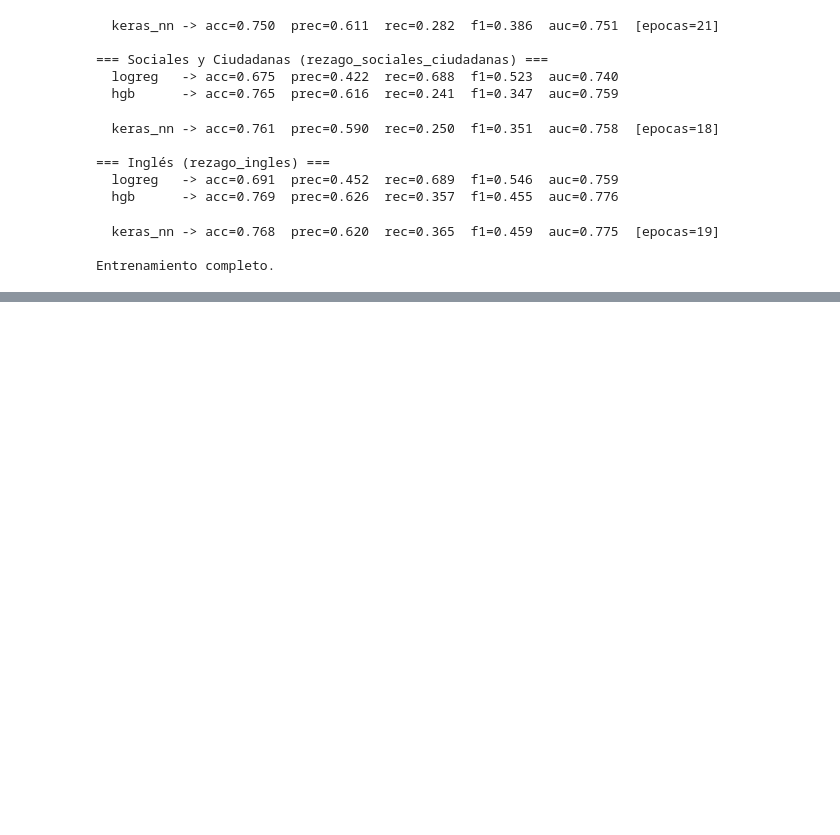
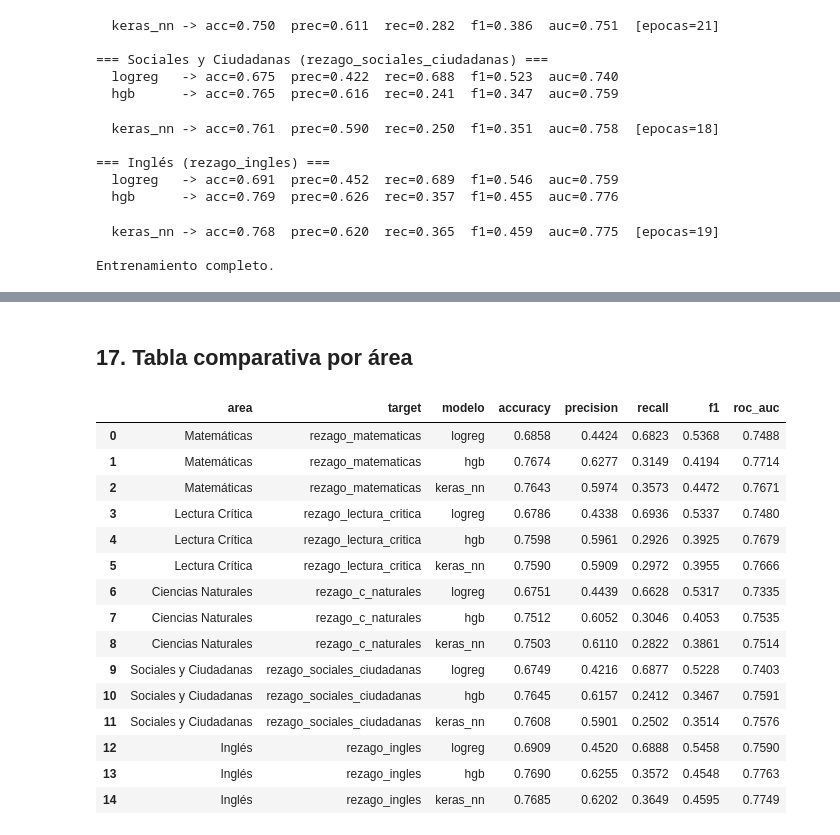
Before and after one commit to lrestrepoe/proyecto2-analitica, a Jupyter notebook: Modelo_Dani.ipynb, the cells around one changed output, grey strips where cells are left out. Drawn from its saved outputs; the diff is of its cells as text; code cells hidden in the pictures; blank space fills up the shorter version.

```diff
--- a/Modelo_Dani.ipynb
+++ b/Modelo_Dani.ipynb
@@ -803,0 +832,27 @@ Entrenamiento completo.
+# %% [markdown]
+## 17. Tabla comparativa por área
+# %%
+filas = []
+for r in resultados_globales:
+    fila = {"area": r["area"], "target": r["target"], "modelo": r["modelo"]}
+    fila.update({k: round(v, 4) for k, v in r["metricas"].items()})
+    filas.append(fila)
+tabla_comparacion = pd.DataFrame(filas)
+tabla_comparacion
+# %% [output]
+|  | area | target | modelo | accuracy | precision | recall | f1 | roc_auc |
+| 0 | Matemáticas | rezago_matematicas | logreg | 0.6858 | 0.4424 | 0.6823 | 0.5368 | 0.7488 |
+| 1 | Matemáticas | rezago_matematicas | hgb | 0.7674 | 0.6277 | 0.3149 | 0.4194 | 0.7714 |
+| 2 | Matemáticas | rezago_matematicas | keras_nn | 0.7643 | 0.5974 | 0.3573 | 0.4472 | 0.7671 |
+| 3 | Lectura Crítica | rezago_lectura_critica | logreg | 0.6786 | 0.4338 | 0.6936 | 0.5337 | 0.7480 |
+| 4 | Lectura Crítica | rezago_lectura_critica | hgb | 0.7598 | 0.5961 | 0.2926 | 0.3925 | 0.7679 |
+| 5 | Lectura Crítica | rezago_lectura_critica | keras_nn | 0.7590 | 0.5909 | 0.2972 | 0.3955 | 0.7666 |
+| 6 | Ciencias Naturales | rezago_c_naturales | logreg | 0.6751 | 0.4439 | 0.6628 | 0.5317 | 0.7335 |
+| 7 | Ciencias Naturales | rezago_c_naturales | hgb | 0.7512 | 0.6052 | 0.3046 | 0.4053 | 0.7535 |
+| 8 | Ciencias Naturales | rezago_c_naturales | keras_nn | 0.7503 | 0.6110 | 0.2822 | 0.3861 | 0.7514 |
+| 9 | Sociales y Ciudadanas | rezago_sociales_ciudadanas | logreg | 0.6749 | 0.4216 | 0.6877 | 0.5228 | 0.7403 |
+| 10 | Sociales y Ciudadanas | rezago_sociales_ciudadanas | hgb | 0.7645 | 0.6157 | 0.2412 | 0.3467 | 0.7591 |
+| 11 | Sociales y Ciudadanas | rezago_sociales_ciudadanas | keras_nn | 0.7608 | 0.5901 | 0.2502 | 0.3514 | 0.7576 |
+| 12 | Inglés | rezago_ingles | logreg | 0.6909 | 0.4520 | 0.6888 | 0.5458 | 0.7590 |
+| 13 | Inglés | rezago_ingles | hgb | 0.7690 | 0.6255 | 0.3572 | 0.4548 | 0.7763 |
+| 14 | Inglés | rezago_ingles | keras_nn | 0.7685 | 0.6202 | 0.3649 | 0.4595 | 0.7749 |
```
Also changed, not shown: parts of 8 cells of this notebook.
